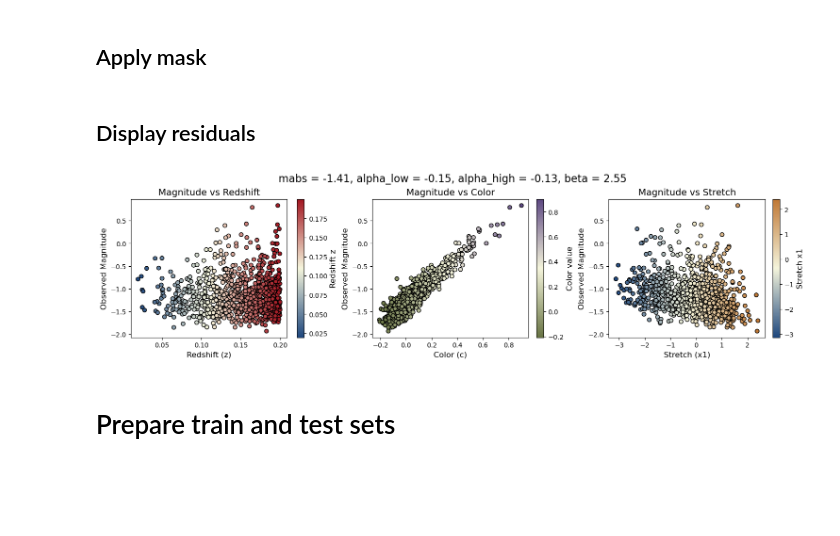
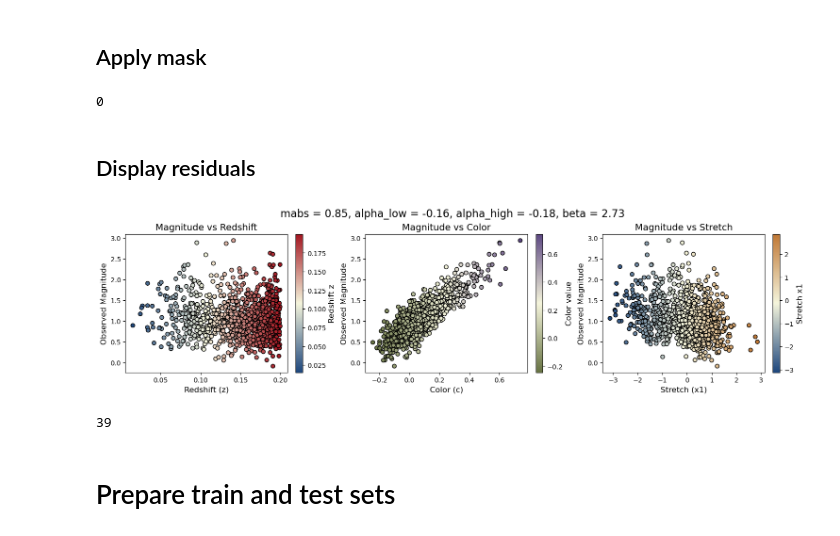
Before and after one commit to a-trigui/ximinf, a Jupyter notebook: notebooks/2_train_nn.ipynb, the cells around one changed output. Saved outputs shown, nothing was run; the diff lists cells and outputs as text; code cells hidden in the pictures; blank space fills up the shorter version.

```diff
--- a/notebooks/2_train_nn.ipynb
+++ b/notebooks/2_train_nn.ipynb
@@ -54,7 +67,7 @@ gpu
 # %%
 # Path to the new HDF5 file
 # file_path = "../data/SIM/simulations_10000_100_alpha_beta_mabs_S_noerr.h5"
-file_path = "../data/SIM/simulations_50000_1000_mabs_brok_alpha_beta_gamma_sigma_S.h5"
+file_path = "../data/SIM/simulations_10000_5_1000_brok_alpha_beta_gamma_sigma_XS.h5"
 
 with h5py.File(file_path, "r") as f:
     # Parameters: load directly as (N,) JAX arrays
@@ -63,12 +76,15 @@ with h5py.File(file_path, "r") as f:
     # Data columns: load directly as (N, M) JAX arrays
     data = {col: jnp.array(f[f"data/{col}"][:]) for col in f["data"].keys()}
 
-
 # Number of simulations and SNe per simulation
 N = next(iter(params.values())).shape[0]   # N simulations
 M = next(iter(data.values())).shape[1]     # M SNe per simulation
 
 print(f"The file contains {N} simulations of size {M}")
+
+gc.collect()  # free memory immediately
+
+del f
 # %% [output]
 The file contains 50000 simulations of size 1000
 # %%
@@ -109,6 +131,10 @@ data_filt = {k: jnp.where(mask, v, jnp.nan) for k, v in data.items()}
 
 # Padded version (zeros)
 data_padded = {k: jnp.where(mask, v, 0) for k, v in data.items()}
+
+gc.collect()  # free memory immediately
+# %% [output]
+0
 # %% [markdown]
 ## Display residuals
 # %%
@@ -159,42 +185,47 @@ axes[1].set_title('Magnitude vs Color', fontsize=14)
 axes[1].set_xlabel('Color (c)', fontsize=12)
 axes[1].set_ylabel('Observed Magnitude', fontsize=12)
 cbar2 = plt.colorbar(sc2, ax=axes[1])
 cbar2.set_label('Color value', fontsize=12)
 
 # Third subplot: x1 vs magobs
 sc3 = axes[2].scatter(
     data_filt['x1'][index, :],
     data_filt['magobs'][index, :],
     c=data_filt['x1'][index, :],
     cmap=cmap3,
     edgecolor='k'
 )
 axes[2].set_title('Magnitude vs Stretch', fontsize=14)
 axes[2].set_xlabel('Stretch (x1)', fontsize=12)
 axes[2].set_ylabel('Observed Magnitude', fontsize=12)
 cbar3 = plt.colorbar(sc3, ax=axes[2])
 cbar3.set_label('Stretch x1', fontsize=12)
 
 fig.suptitle(
     (
         f"mabs = {params['mabs'][index]:.2f}, "
         f"alpha_low = {params['alpha_low'][index]:.2f}, alpha_high = {params['alpha_high'][index]:.2f}, "
         f"beta = {params['beta'][index]:.2f}"
     ),
     fontsize=16
 )
 
 plt.show()
+
+del data_filt
 # %% [output]
-[figure, old version]
+[figure, new version]
 # %%
 # select_columns = ['magobs','c', 'x1'] #,'x1'
 # data = {k: v for k, v in data.items() if k in select_columns}
 # data_filt = {k: v for k, v in data_filt.items() if k in select_columns}
 # data_padded = {k: v for k, v in data_padded.items() if k in select_columns}
 
-# select_columns = ['magobs', 'magobs_err', 'c', 'c_err', 'x1','x1_err', 'mass', 'mass_err', 'localcolor', 'localcolor_err']
-select_columns = ['magobs', 'c', 'x1', 'mass', 'localcolor']
+# select_columns = ['magobs', 'magobs_err', 'c', 'c_err', 'x1','x1_err', 'mass', 'mass_err', 'localcolor', 'localcolor_err', 'prompt']
+select_columns = ['magobs', 'magobs_err', 'c', 'c_err', 'x1','x1_err', 'mass', 'mass_err', 'localcolor', 'localcolor_err'] #
+# select_columns = ['magobs', 'c', 'x1', 'mass', 'localcolor']
+# select_columns = ['magobs', 'magobs_err', 'c', 'c_err', 'x1','x1_err']
+
 select_params  = list(params.keys())  # or subset you want
 
 # Suppose data is a dictionary of arrays, each shape (N, M)
@@ -214,28 +245,6 @@ for dic_key in select_params:
     sigma = jnp.std(all_values) + 1e-8
     param_stats[dic_key] = {'mu': mu, 'sigma': sigma}
 
-def normalize(data_dict, stats_dict):
-    normed = {}
-    for k, v in data_dict.items():
-        if k in stats_dict:
-            mu = stats_dict[k]['mu']
-            sigma = stats_dict[k]['sigma']
-            normed[k] = (v - mu) / sigma
-        else:
-            normed[k] = v  # leave untouched
-    return normed
-
-def unnormalize(normed_params, param_stats):
-    unnormed = {}
-    for k, v in normed_params.items():
-        if k in param_stats:
-            mu = param_stats[k]['mu']
-            sigma = param_stats[k]['sigma']
-            unnormed[k] = v * sigma + mu  # inverse of normalization
-        else:
-            unnormed[k] = v  # leave untouched
-    return unnormed
-
 bounds_phys = {
     name: {
         'min': float(jnp.round(jnp.min(values), 1)),
@@ -244,8 +253,8 @@ bounds_phys = {
     for name, values in params.items()
 }
 
-data   = normalize(data, data_stats)
-params = normalize(params, param_stats)
+data   = nntr.normalize(data, data_stats)
+params = nntr.normalize(params, param_stats)
 
 data_padded_normed = {}
 for col in select_columns:
@@ -257,6 +266,12 @@ for col in select_columns:
     data_padded_normed[col] = x_norm
 
 data_padded = data_padded_normed
+
+del data_padded_normed
+
+gc.collect()  # free memory immediately
+# %% [output]
+39
 # %% [markdown]
 # Prepare train and test sets
 # %% [markdown]
```
Also changed, not shown: parts of 24 cells of this notebook, 2 other files.
